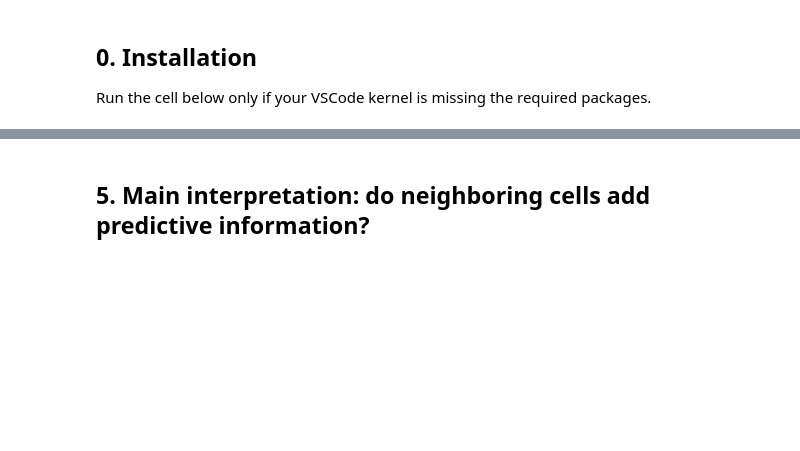
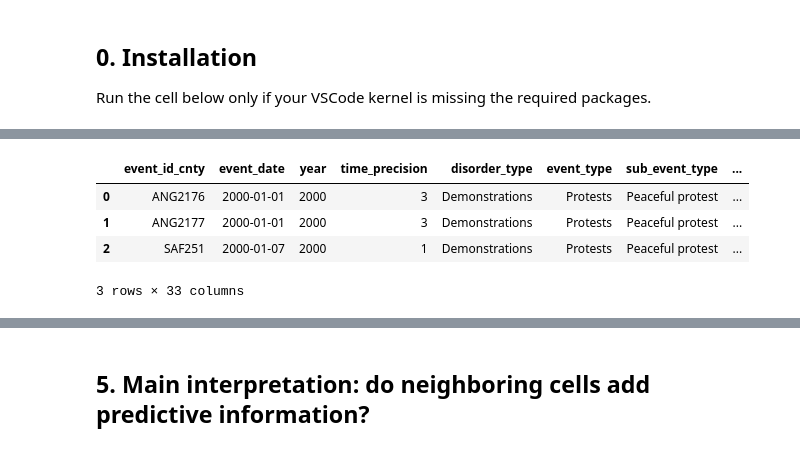
Before and after one commit to Mat99999/ACLED20102019_PIPELINE_SICSS2026, a Jupyter notebook: notebooks/acled_spatiotemporal_grid_model.ipynb, the cells around one changed output, grey strips where cells are left out. Drawn from its saved outputs; the diff is of its cells as text; code cells hidden in the pictures; blank space fills up the shorter version.

```diff
--- a/notebooks/acled_spatiotemporal_grid_model.ipynb
+++ b/notebooks/acled_spatiotemporal_grid_model.ipynb
@@ -134,24 +173,61 @@ The source data is protest-only ACLED event data. The raw 2000-2020 file has bee
 # %%
-train_events = pd.read_csv(TRAIN_DATA_PATH)
-test_events = pd.read_csv(TEST_DATA_PATH)
-train_events['split'] = 'train'
-test_events['split'] = 'test'
+if not DATA_PATH.exists() and running_in_colab():
+    from google.colab import files
 
-df = pd.concat([train_events, test_events], ignore_index=True)
+    print(f"Upload: {DATA_FILENAME}")
+    uploaded = files.upload()
+    if DATA_FILENAME not in uploaded:
+        raise FileNotFoundError(
+            f"Expected an uploaded file named exactly: {DATA_FILENAME}"
+        )
+    DATA_DIR.mkdir(parents=True, exist_ok=True)
+    DATA_PATH.write_bytes(uploaded[DATA_FILENAME])
+
+if not DATA_PATH.exists():
+    raise FileNotFoundError(
+        f"Data file not found: {DATA_PATH}\n"
+        f"Place {DATA_FILENAME} under {DATA_SUBDIR}."
+    )
+
+df = pd.read_csv(DATA_PATH, encoding="utf-8-sig")
 df.columns = [c.strip().lower() for c in df.columns]
 
-df['event_date'] = pd.to_datetime(df['event_date'], errors='coerce')
-df['year'] = pd.to_numeric(df['year'], errors='coerce').astype('Int64')
-df['fatalities'] = pd.to_numeric(df['fatalities'], errors='coerce').fillna(0)
-df['fatal_protest'] = pd.to_numeric(df.get('fatal_protest', (df['fatalities'] >= 1).astype(int)), errors='coerce').fillna(0).astype(int)
-df['latitude'] = pd.to_numeric(df['latitude'], errors='coerce')
-df['longitude'] = pd.to_numeric(df['longitude'], errors='coerce')
-df['month'] = df['event_date'].dt.to_period('M').dt.to_timestamp()
+df["event_date"] = pd.to_datetime(df["event_date"], errors="coerce")
+df["year"] = pd.to_numeric(df["year"], errors="coerce").astype("Int64")
+df["fatalities"] = pd.to_numeric(
+    df["fatalities"], errors="coerce"
+).fillna(0)
+df["fatal_protest"] = (df["fatalities"] >= 1).astype(int)
+df["latitude"] = pd.to_numeric(df["latitude"], errors="coerce")
+df["longitude"] = pd.to_numeric(df["longitude"], errors="coerce")
+df["month"] = df["event_date"].dt.to_period("M").dt.to_timestamp()
 
-required = ['event_date','month','latitude','longitude','country','event_type','sub_event_type','fatalities','fatal_protest','split']
-print('Rows:', len(df))
-print('Date range:', df['event_date'].min(), 'to', df['event_date'].max())
-print('Training rows:', (df['split'] == 'train').sum(), '| Test rows:', (df['split'] == 'test').sum())
-print('Event types:', df['event_type'].dropna().unique())
-display(df[required].isna().sum().to_frame('missing'))
+# Protect against accidentally supplying the full, unfiltered ACLED dataset.
+if "event_type" in df.columns:
+    non_protests = (df["event_type"] != "Protests").sum()
+    if non_protests:
+        print(f"Filtering out {non_protests:,} non-protest records.")
+        df = df[df["event_type"] == "Protests"].copy()
+
+required = [
+    "event_id_cnty",
+    "event_date",
+    "month",
+    "latitude",
+    "longitude",
+    "country",
+    "event_type",
+    "sub_event_type",
+    "fatalities",
+    "fatal_protest",
+]
+missing_columns = [c for c in required if c not in df.columns]
+if missing_columns:
+    raise ValueError(f"Missing required columns: {missing_columns}")
+
+print("Rows:", len(df))
+print("Date range:", df["event_date"].min(), "to", df["event_date"].max())
+print("Event types:", df["event_type"].dropna().unique())
+display(df[required].isna().sum().to_frame("missing"))
 display(df.head(3))
+# %% [output]
@@ -158 +250,6 @@ display(df.head(3))
+|  | event_id_cnty | event_date | year | time_precision | disorder_type | event_type | sub_event_type | ... |
+| 0 | ANG2176 | 2000-01-01 | 2000 | 3 | Demonstrations | Protests | Peaceful protest | ... |
+| 1 | ANG2177 | 2000-01-01 | 2000 | 3 | Demonstrations | Protests | Peaceful protest | ... |
+| 2 | SAF251 | 2000-01-07 | 2000 | 1 | Demonstrations | Protests | Peaceful protest | ... |
+3 rows × 33 columns
 # %%
```
Also changed, not shown: parts of 21 cells of this notebook, 3 other files.
